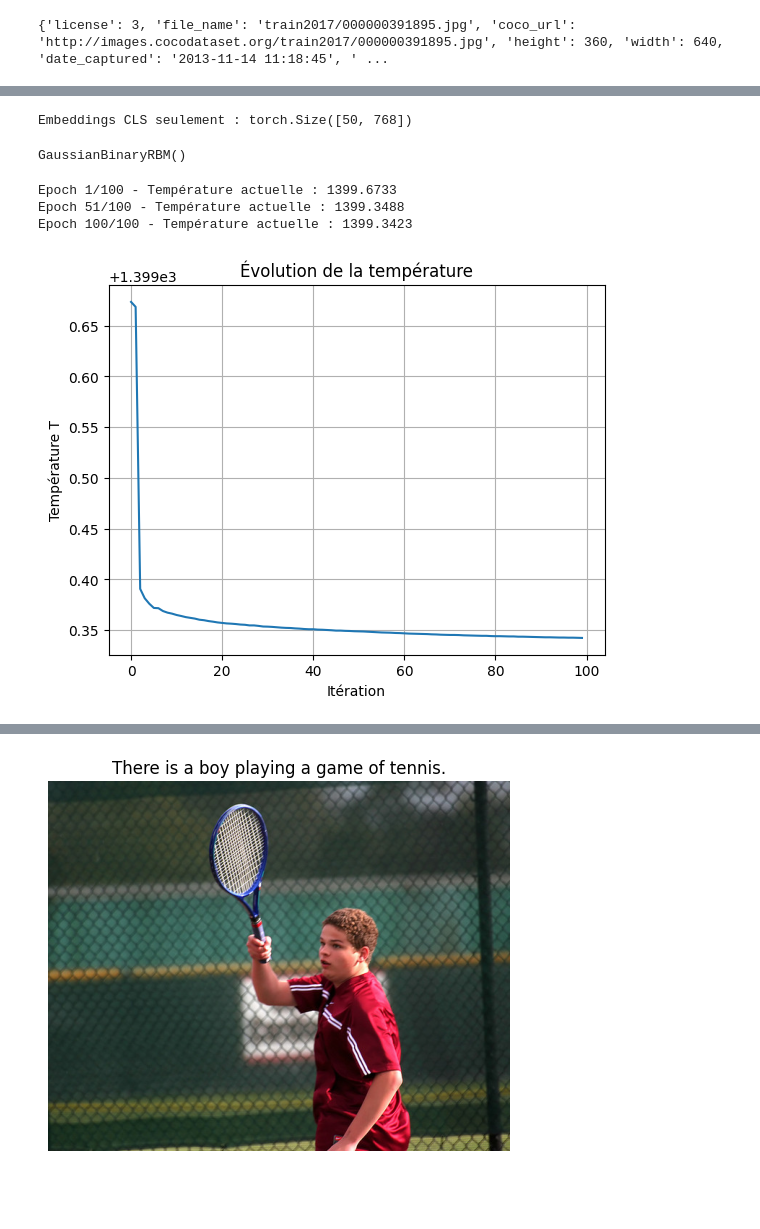
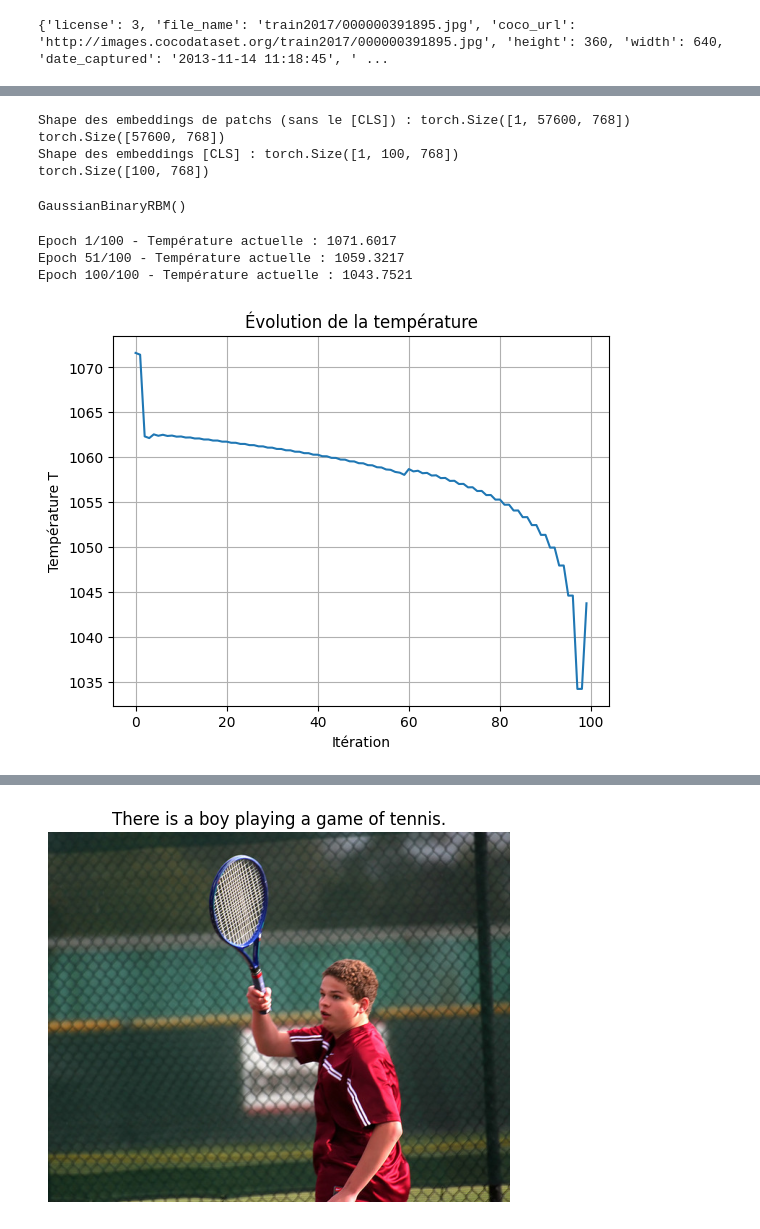
Before and after one commit to Faj1223/BLIP-RBM, a Jupyter notebook: notebooks/test_BLIP.ipynb, the cells around one changed output, grey strips where cells are left out. Cells and saved outputs as stored; diff of their text form; code cells hidden in the pictures; blank space fills up the shorter version.

```diff
--- a/notebooks/test_BLIP.ipynb
+++ b/notebooks/test_BLIP.ipynb
@@ -378,7 +400,7 @@ import matplotlib.pyplot as plt
 from io import BytesIO
 
 # a small set of data just for varification
-batch = dataset[:3]
+batch = dataset[:1]
 
 # images and captions
 for i in range(len(batch["coco_url"])):
@@ -406,8 +426,8 @@ device = "cuda" if torch.cuda.is_available() else "cpu"
 # %%
 def batch_embeddings(batch):
     """
-    Cette fonction prend un batch d'images (avec leurs URLs dans batch["coco_url"])
-    et retourne les embeddings extraits via le vision model de BLIP.
+    Prend un batch d'images (URLs dans batch["coco_url"]) et retourne les embeddings
+    des patchs (hors embedding [CLS]) sous forme d'un tenseur [1, batch_size x 576, 768].
     """
     images = []
     for url in batch["coco_url"]:
@@ -421,9 +441,13 @@ def batch_embeddings(batch):
     with torch.no_grad():
         vision_outputs = model.vision_model(pixel_values=inputs["pixel_values"])
         embeddings = vision_outputs.last_hidden_state  # [batch_size, 577, 768]
-        cls_embeddings = embeddings[:, 0, :]           # [batch_size, 768]
 
-    #print("Embeddings complets :", embeddings.shape)
-    print("Embeddings CLS seulement :", cls_embeddings.shape)
+        # On enlève le premier token ([CLS]) pour chaque image
+        patch_embeddings = embeddings[:, 1:, :]  # [batch_size, 576, 768]
 
-    return cls_embeddings
+        # Fusionner tous les patchs : [1, batch_size * 576, 768]
+        batch_patch_embeddings = patch_embeddings.contiguous().view(1, -1, embeddings.shape[-1])
+
+    print("Shape des embeddings de patchs (sans le [CLS]) :", batch_patch_embeddings.shape)
+
+    return batch_patch_embeddings
@@ -435,13 +486,24 @@ device = torch.device("cuda" if torch.cuda.is_available() else "cpu")
 model = model.to(device)
 
 # Télécharger les images
-batch = dataset[:50]
-cls_embedding = batch_embeddings(batch)
+batch = dataset[:100]
+batch_embedding = batch_embeddings(batch)
+batch_embedding = batch_embedding.squeeze(0)  # De [1, 57600, 768] à [57600, 768]
+print(batch_embedding.size())
+batch_cls_embedding = batch_cls_embeddings(batch)
+batch_cls_embedding = batch_cls_embedding.squeeze(0)
+print(batch_cls_embedding.size())
 # %% [output]
-Embeddings CLS seulement : torch.Size([50, 768])
+Shape des embeddings de patchs (sans le [CLS]) : torch.Size([1, 57600, 768])
+torch.Size([57600, 768])
+Shape des embeddings [CLS] : torch.Size([1, 100, 768])
+torch.Size([100, 768])
 # %%
 visible_dim = 768
-hidden_dim = 1100
+hidden_dim = 2000
 sigma = 10
-RBM =  rbm.GaussianBinaryRBM(visible_dim, hidden_dim, sigma)
+
+RBM_patch =  rbm.GaussianBinaryRBM(visible_dim, hidden_dim, sigma)
+
+RBM_cls =  rbm.GaussianBinaryRBM(visible_dim, hidden_dim, sigma)
 # %%
@@ -449,9 +511,9 @@ print(RBM)
 # %% [output]
 GaussianBinaryRBM()
 # %%
-RBM.train(cls_embedding, epochs = 100)
+RBM_patch.train(batch_embedding, epochs = 100)
 # %% [output]
-Epoch 1/100 - Température actuelle : 1399.6733
-Epoch 51/100 - Température actuelle : 1399.3488
-Epoch 100/100 - Température actuelle : 1399.3423
+Epoch 1/100 - Température actuelle : 1071.6017
+Epoch 51/100 - Température actuelle : 1059.3217
+Epoch 100/100 - Température actuelle : 1043.7521
-[figure, old version]
+[figure, new version]
```
Also changed, not shown: parts of 10 cells of this notebook.
